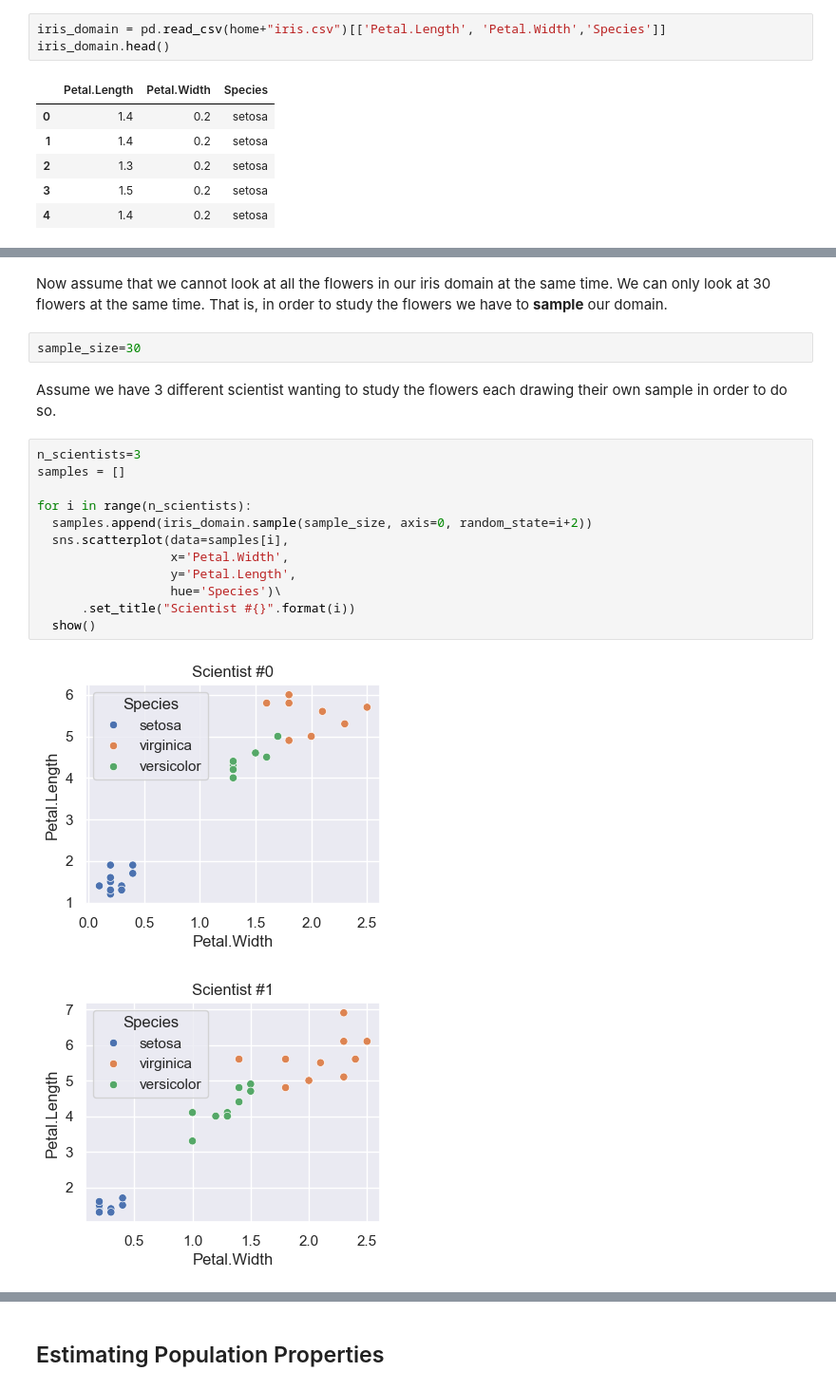
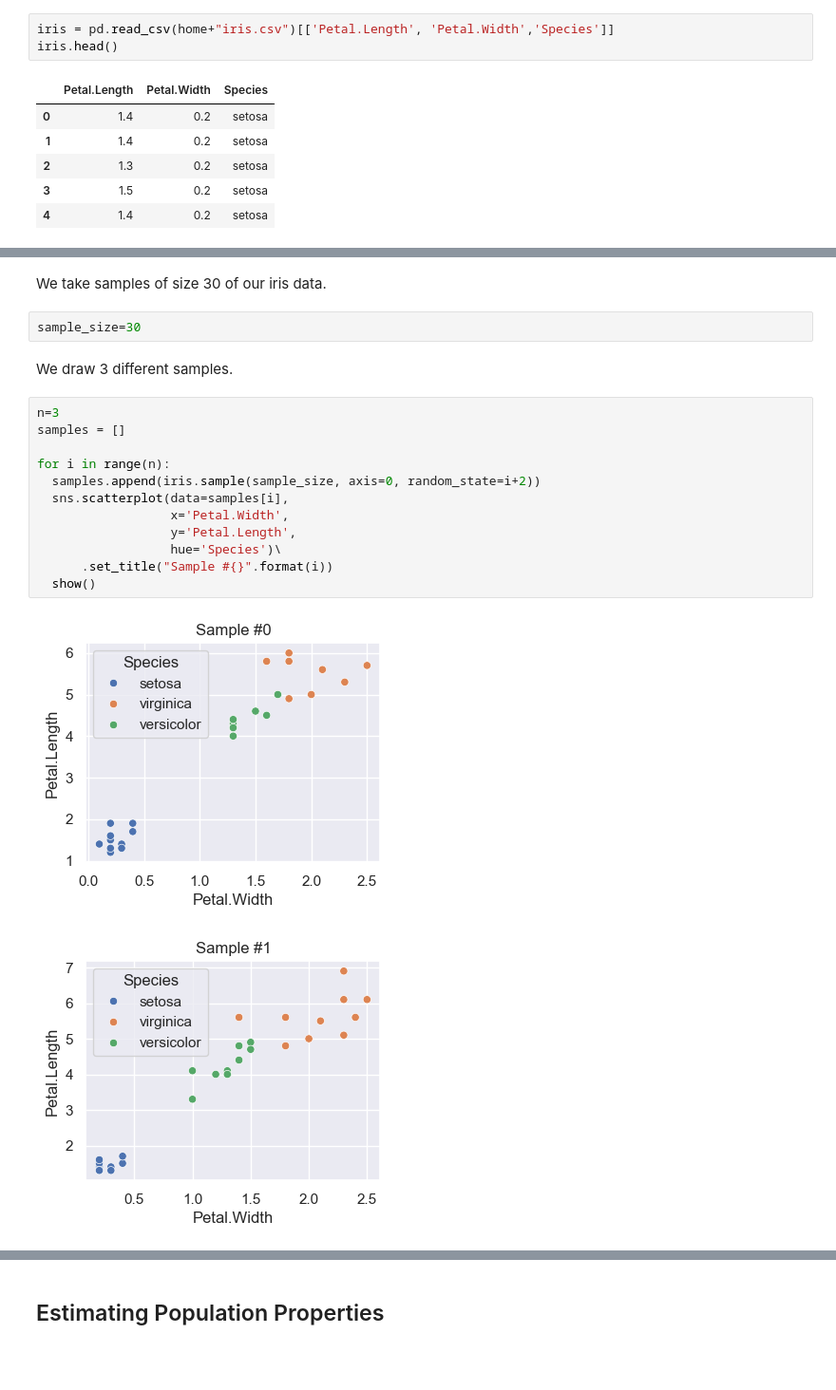
Before and after one commit to lutzhamel/CSC310, a Jupyter notebook: notes/23-uncertainty.ipynb, the cells around one changed output, grey strips where cells are left out. Shown at 95% size. Saved outputs shown, nothing was run; the diff lists cells and outputs as text; blank space fills up the shorter version.

```diff
--- a/notes/23-uncertainty.ipynb
+++ b/notes/23-uncertainty.ipynb
@@ -39,8 +39,8 @@ Let's study the effect of taking a sample from a domain. We use our iris data se
 # %% [markdown]
 We only use two dimensions and the target attribute of the dataset so that we can easily visualize things.
 # %%
-iris_domain = pd.read_csv(home+"iris.csv")[['Petal.Length', 'Petal.Width','Species']]
-iris_domain.head()
+iris = pd.read_csv(home+"iris.csv")[['Petal.Length', 'Petal.Width','Species']]
+iris.head()
 # %% [output]
 |  | Petal.Length | Petal.Width | Species |
 | 0 | 1.4 | 0.2 | setosa |
@@ -59,24 +56,24 @@ sns.scatterplot(data=iris_domain,
 # %% [output]
 <Axes: xlabel='Petal.Width', ylabel='Petal.Length'>
 [figure]
-# %% [markdown]
-Now assume that we cannot look at all the flowers in our iris domain at the same time.  We can only look at 30 flowers at the same time.  That is, in order to study the flowers we have to **sample** our domain.
+# %% [markdown]
+We take samples of size 30 of our iris data.
 # %%
 sample_size=30
-# %% [markdown]
-Assume we have 3 different scientist wanting to study the flowers each drawing their own sample in order to do so.
+# %% [markdown]
+We draw 3 different samples.
 # %%
-n_scientists=3
+n=3
 samples = []
 
-for i in range(n_scientists):
-  samples.append(iris_domain.sample(sample_size, axis=0, random_state=i+2))
+for i in range(n):
+  samples.append(iris.sample(sample_size, axis=0, random_state=i+2))
   sns.scatterplot(data=samples[i],
                   x='Petal.Width',
                   y='Petal.Length',
                   hue='Species')\
-      .set_title("Scientist #{}".format(i))
+      .set_title("Sample #{}".format(i))
   show()
 # %% [output]
-[figure, old version]
+[figure, new version]
-[figure, old version]
+[figure, new version]
```
Also changed, not shown: parts of 34 cells of this notebook, 2 other files.
